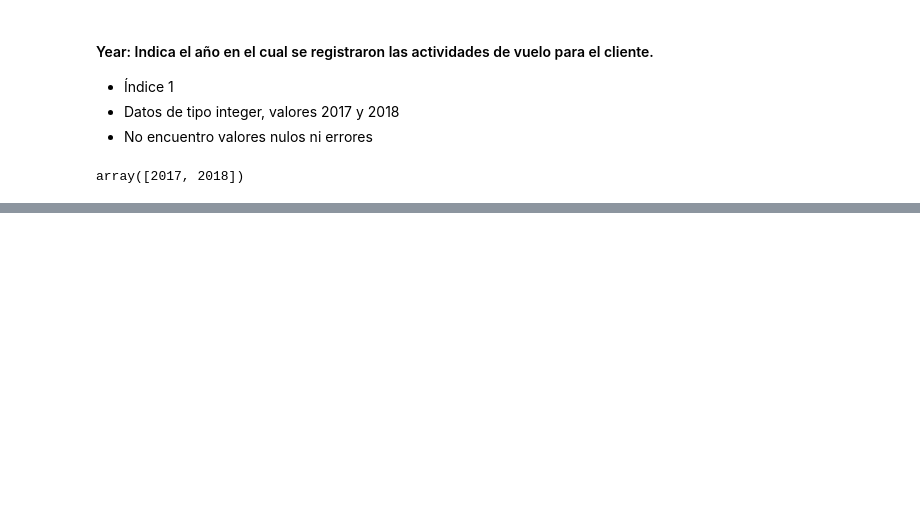
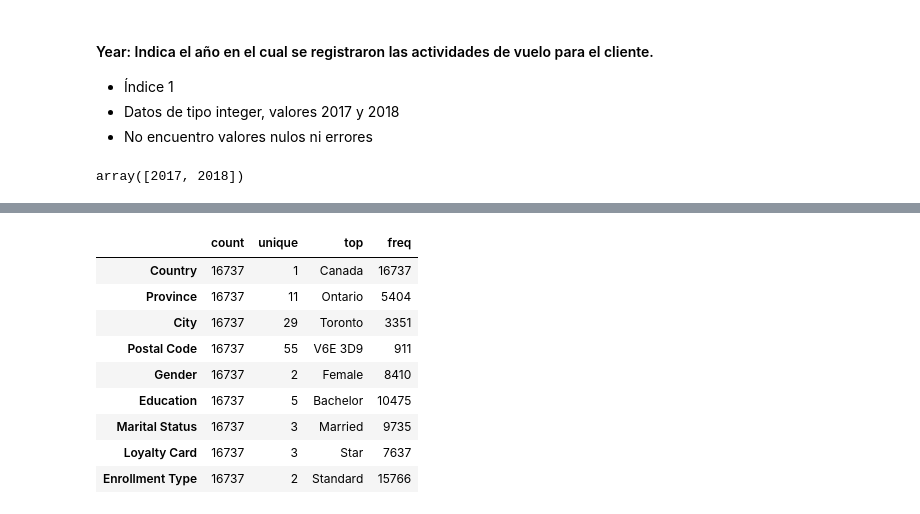
Before and after one commit to Adalab/bda-modulo-3-evaluacion-final-Lauris273, a Jupyter notebook: Ejercicio_evaluación_módulo_3.ipynb, the cells around one changed output, grey strips where cells are left out. Drawn from its saved outputs; the diff is of its cells as text; code cells hidden in the pictures; blank space fills up the shorter version.

Commit message:
casi fin

```diff
--- a/Ejercicio_evaluación_módulo_3.ipynb
+++ b/Ejercicio_evaluación_módulo_3.ipynb
@@ -251,0 +534,20 @@ np.int64(0)
+# %%
+df_lealtad.describe(include="O").T
+# me llama la atención:
+# - Canada es el único valor de la columna "Country"
+# - Female es el valor que más sale, la moda, en la columna "Gender" (solo son Female y Male), y es un poco más de la mitad
+# - Bachelor es la moda en la columna "Education", es casi un tercio de los datos
+# - Married es la moda en "Marital Status", es más de la mitad
+# - Star es la moda en "Loyalty Card", está cerca de la mitad de los datos
+# - Standard es la moda en "Enrollment Type", casi la totalidad de los datos
+# %% [output]
+|  | count | unique | top | freq |
+| Country | 16737 | 1 | Canada | 16737 |
+| Province | 16737 | 11 | Ontario | 5404 |
+| City | 16737 | 29 | Toronto | 3351 |
+| Postal Code | 16737 | 55 | V6E 3D9 | 911 |
+| Gender | 16737 | 2 | Female | 8410 |
+| Education | 16737 | 5 | Bachelor | 10475 |
+| Marital Status | 16737 | 3 | Married | 9735 |
+| Loyalty Card | 16737 | 3 | Star | 7637 |
+| Enrollment Type | 16737 | 2 | Standard | 15766 |
```
Also changed, not shown: parts of 99 cells of this notebook.
